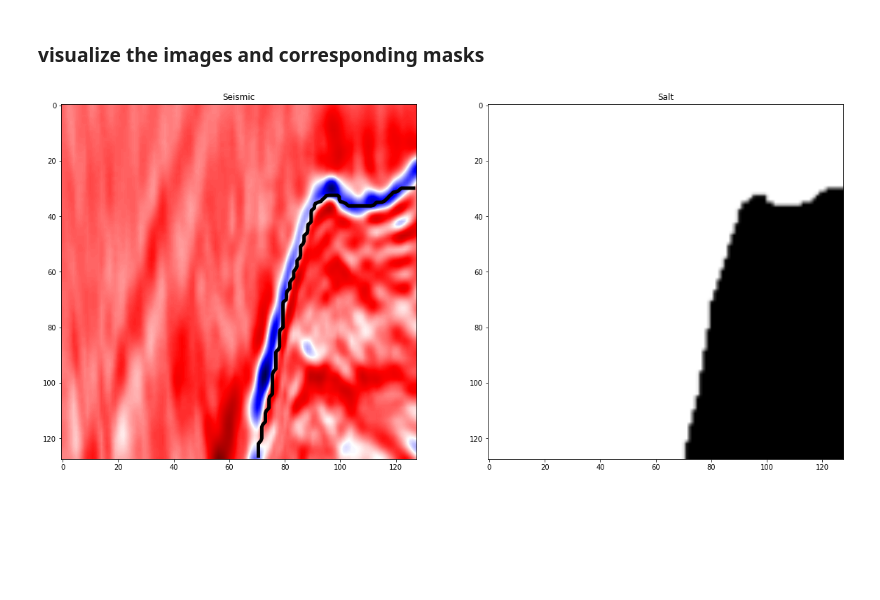
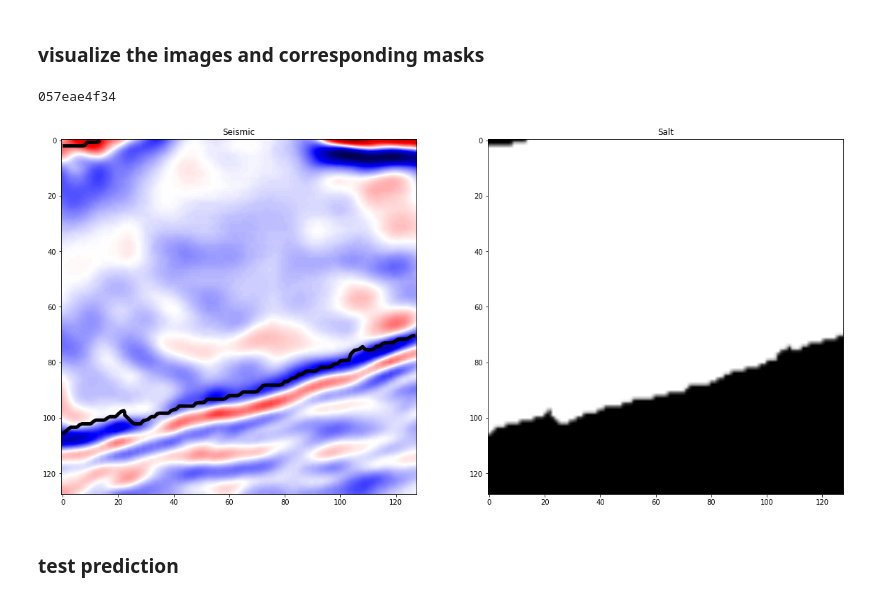
Before and after one commit to liyu10000/playboy, a Jupyter notebook: python/project_unet/visualize.ipynb, the cells around one changed output. Drawn from its saved outputs; the diff is of its cells as text; code cells hidden in the pictures; blank space fills up the shorter version.

```diff
--- a/python/project_unet/visualize.ipynb
+++ b/python/project_unet/visualize.ipynb
@@ -12,7 +13,7 @@ ids = [os.path.splitext(f)[0] for f in os.listdir(dir_img)]
 # %% [markdown]
 ### visualize the images and corresponding masks
 # %%
-def load_image_mask(i):
+def load_image_mask(idx):
     def transform(img, resize=True, W=None, H=None):
         # resize
         if resize:
@@ -21,7 +22,6 @@ def load_image_mask(i):
         img = img / 255
         return img
 
-    idx = ids[i]
     img_file = os.path.join(dir_img, idx+'.png')
     mask_file = os.path.join(dir_mask, idx+'.png')
     img = cv2.imread(img_file, 0)  # input image is in grayscale
@@ -34,19 +34,24 @@ def load_image_mask(i):
 # %%
 # Visualize any randome image along with the mask
 i = random.randint(0, len(ids))
-img, mask = load_image_mask(i)
+idx = ids[i]
+img, mask = load_image_mask(idx)
 
 has_mask = mask.max() > 0 # salt indicator
 
 if has_mask: # if salt
+    print(idx)
     fig, (ax1, ax2) = plt.subplots(1, 2, figsize=(20, 15))
 
     ax1.imshow(img, cmap='seismic', interpolation='bilinear')
     # draw a boundary(contour) in the original image separating salt and non-salt areas
     ax1.contour(mask, colors='k', linewidths=5, levels=[0.5])
     ax1.set_title('Seismic')
 
     ax2.imshow(mask, cmap='gray', interpolation='bilinear')
     ax2.set_title('Salt')
 # %% [output]
+057eae4f34
-[figure, old version]
+[figure, new version]
+# %% [markdown]
+### test prediction
```
Also changed, not shown: parts of 10 cells of this notebook, 2 other files.
